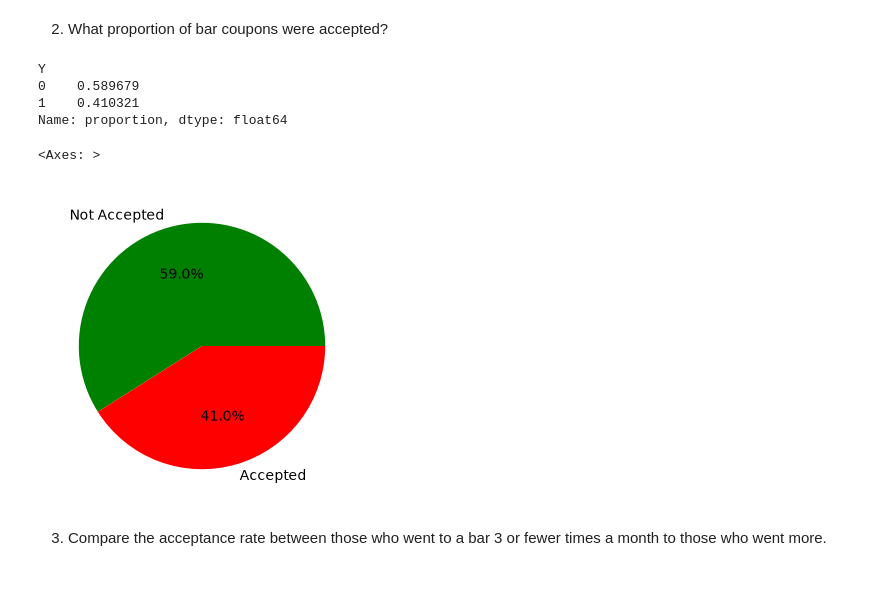
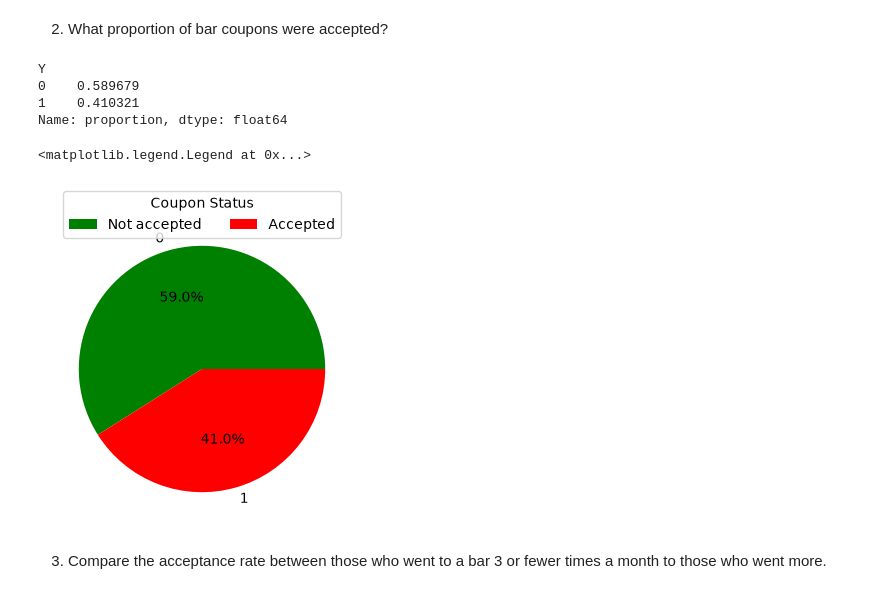
Before and after one commit to jonasmayor/Coupons_Research_Data, a Jupyter notebook: prompt.ipynb, the cells around one changed output. Cells and saved outputs as stored; diff of their text form; code cells hidden in the pictures.

```diff
--- a/prompt.ipynb
+++ b/prompt.ipynb
@@ -324,22 +357,35 @@ len(bar_coupons)
 # %% [markdown]
 2. What proportion of bar coupons were accepted?
 # %%
-# We do a value_counts which returns a series with values 0 for not accepted and 1 for accepted so we do [1] for the accepted
+# We do a value_counts which returns a series with values 0 for not accepted and 1 for accepted
+
 bar_counts = bar_coupons["Y"].value_counts(normalize=True)
 print(bar_counts)
 
 bar_counts.plot.pie(
     autopct="%1.1f%%",
     figsize=(4, 4),
-    labels=['Not Accepted', 'Accepted'],
     colors='gr'
 )
+
+# reworking the legend to display readable values and good positioning
+handles, labels = plt.gca().get_legend_handles_labels()
+plt.legend(
+    handles,
+    ['Accepted' if x == '1' else 'Not accepted' for x in labels],
+    title="Coupon Status",
+    loc='upper center',
+    ncol=3,
+    bbox_to_anchor=(0.5, 1.1))
+
+# CONCLUSION:
+# The Acceptance proportion for bar coupons is 41.0%
 # %% [output]
 Y
 0    0.589679
 1    0.410321
 Name: proportion, dtype: float64
-<Axes: >
+<matplotlib.legend.Legend at 0x...>
-[figure, old version]
+[figure, new version]
 # %% [markdown]
 3. Compare the acceptance rate between those who went to a bar 3 or fewer times a month to those who went more.
```
Also changed, not shown: parts of 11 cells of this notebook.
